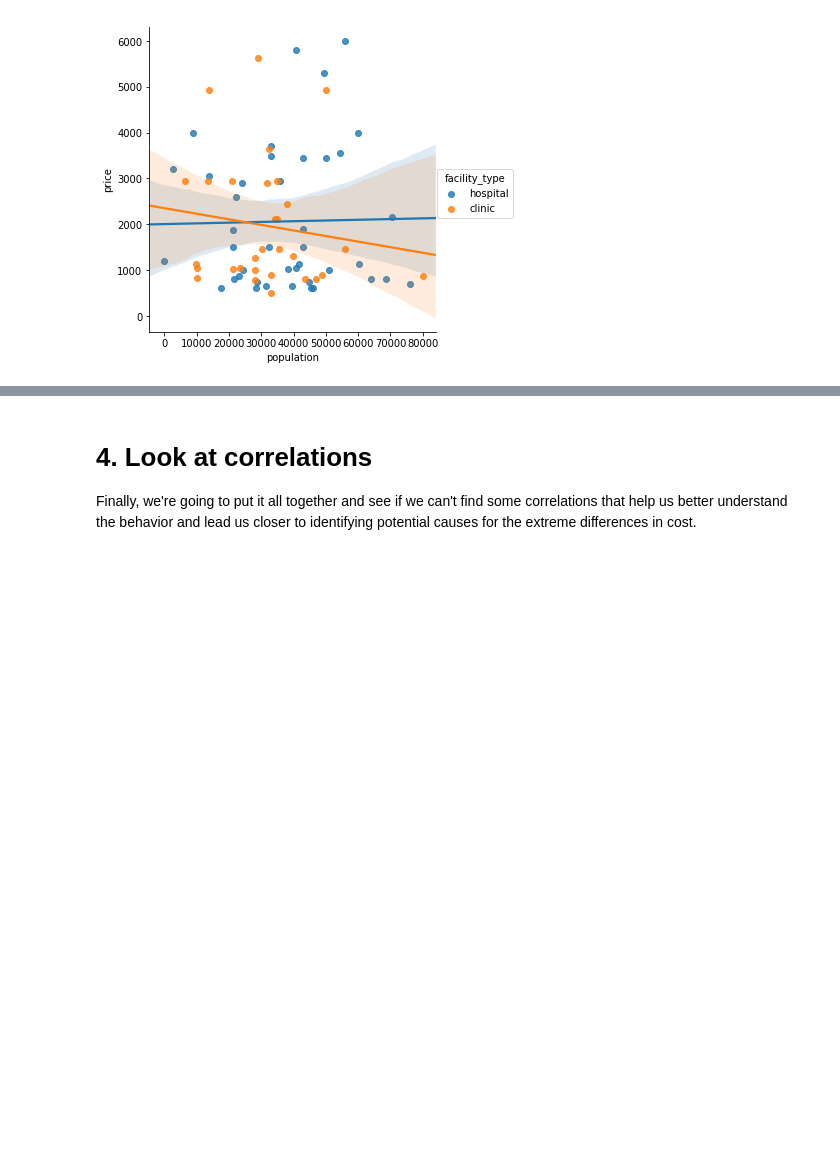
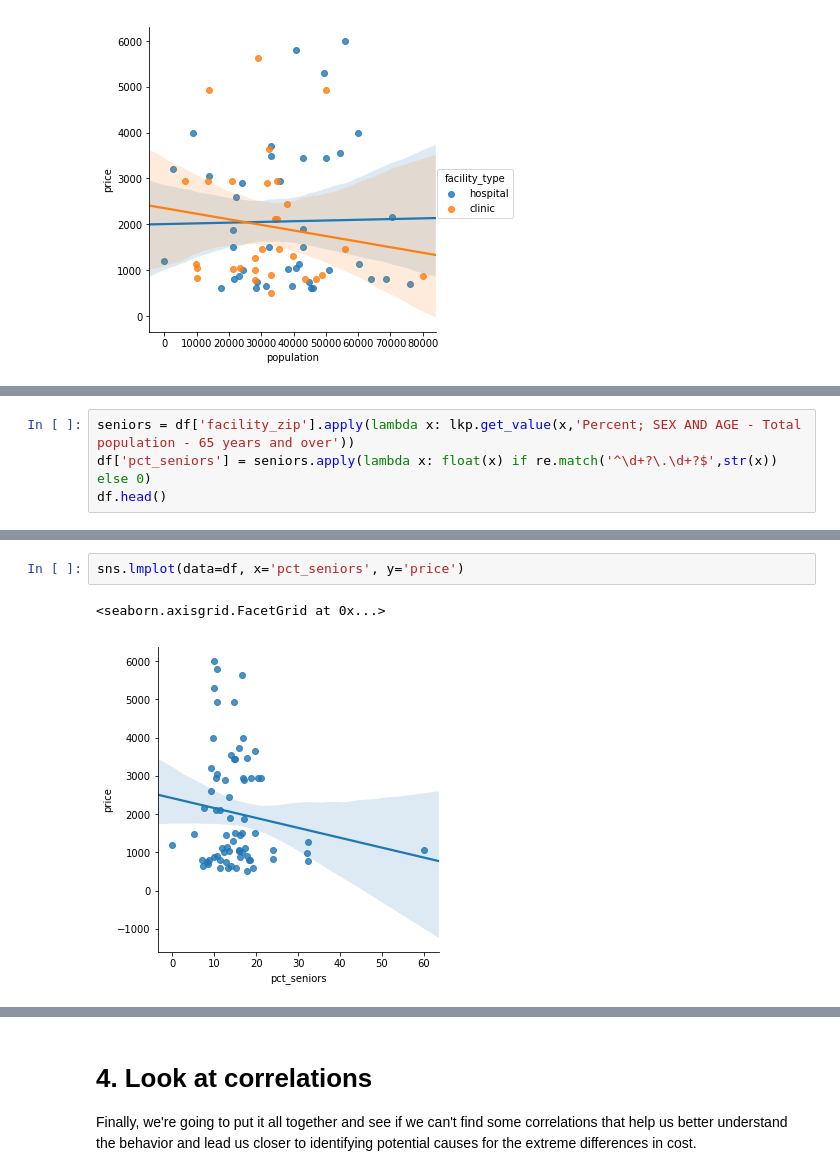
Before and after one commit to paulboal/tdwi-accelerate-2017-python, a Jupyter notebook: TDWI_Python_QuickCamp_2017.ipynb, the cells around one changed output, grey strips where cells are left out. Drawn from its saved outputs; the diff is of its cells as text; blank space fills up the shorter version.

```diff
--- a/TDWI_Python_QuickCamp_2017.ipynb
+++ b/TDWI_Python_QuickCamp_2017.ipynb
@@ -228,0 +289,4 @@ sns.lmplot(data=df, x='population', y='price', hue='facility_type')
+# %%
+seniors = df['facility_zip'].apply(lambda x: lkp.get_value(x,'Percent; SEX AND AGE - Total population - 65 years and over'))
+df['pct_seniors'] = seniors.apply(lambda x: float(x) if re.match('^\d+?\.\d+?$',str(x)) else 0)
+df.head()
@@ -228,0 +300,5 @@ sns.lmplot(data=df, x='population', y='price', hue='facility_type')
+# %%
+sns.lmplot(data=df, x='pct_seniors', y='price')
+# %% [output]
+<seaborn.axisgrid.FacetGrid at 0x...>
+[figure, added]
```
Also changed, not shown: parts of 31 cells of this notebook.
